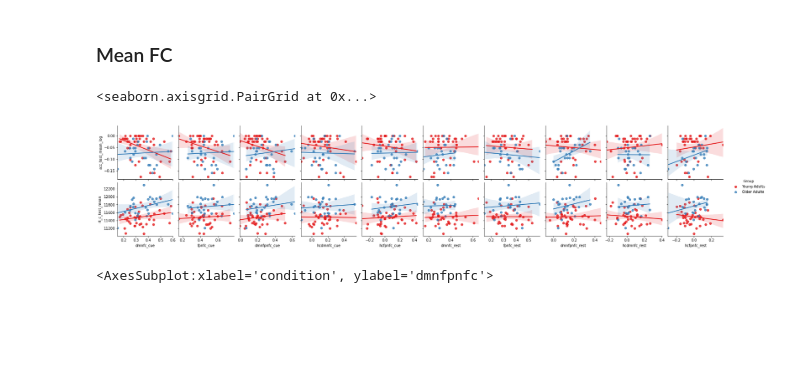
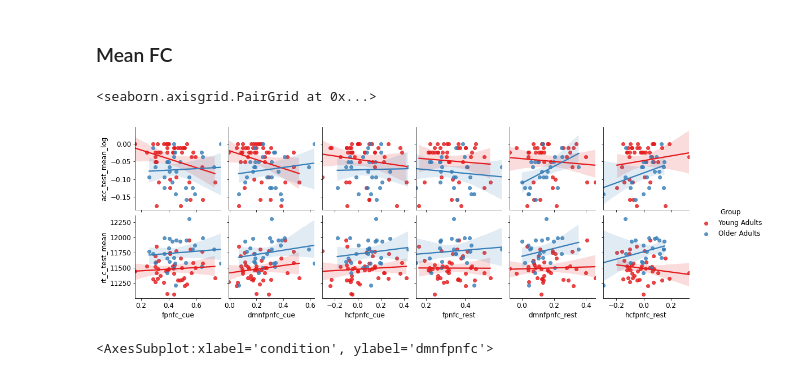
Before and after one commit to mcmahonmc/dissertation, a Jupyter notebook: Statistics.ipynb, the cells around one changed output. Saved outputs shown, nothing was run; the diff lists cells and outputs as text; code cells hidden in the pictures; blank space fills up the shorter version.

```diff
--- a/Statistics.ipynb
+++ b/Statistics.ipynb
@@ -1293,12 +1290,12 @@ sns.pairplot(data=df, y_vars=['acc_test_mean_log', 'rt_c_test_mean'], x_vars=pcV
 ### Mean FC
 # %%
 sns.set_palette('Set1')
-fcVars_ = [v for v in fcVars if 'cue' in v or 'rest' in v]
+fcVars_ = [v for v in fcVars if 'fpnfc_cue' in v or 'fpnfc_rest' in v]
 sns.pairplot(data=df, y_vars=['acc_test_mean_log', 'rt_c_test_mean'],
              x_vars=fcVars_, hue='Group', kind='reg')
 # %% [output]
 <seaborn.axisgrid.PairGrid at 0x...>
-[figure, old version]
+[figure, new version]
 # %%
 dfl = df.reset_index()[['subject', 'Group'] + fcVars]
 dfl = pd.wide_to_long(dfl, ["dmnfpnfc", "dmnfc", "fpnfc", "hcdmnfc", 'hcfpnfc'], i=['subject', 'Group'], j="condition", sep='_', suffix=r'\w+')
```
Also changed, not shown: parts of 25 cells of this notebook, 5 other files.
